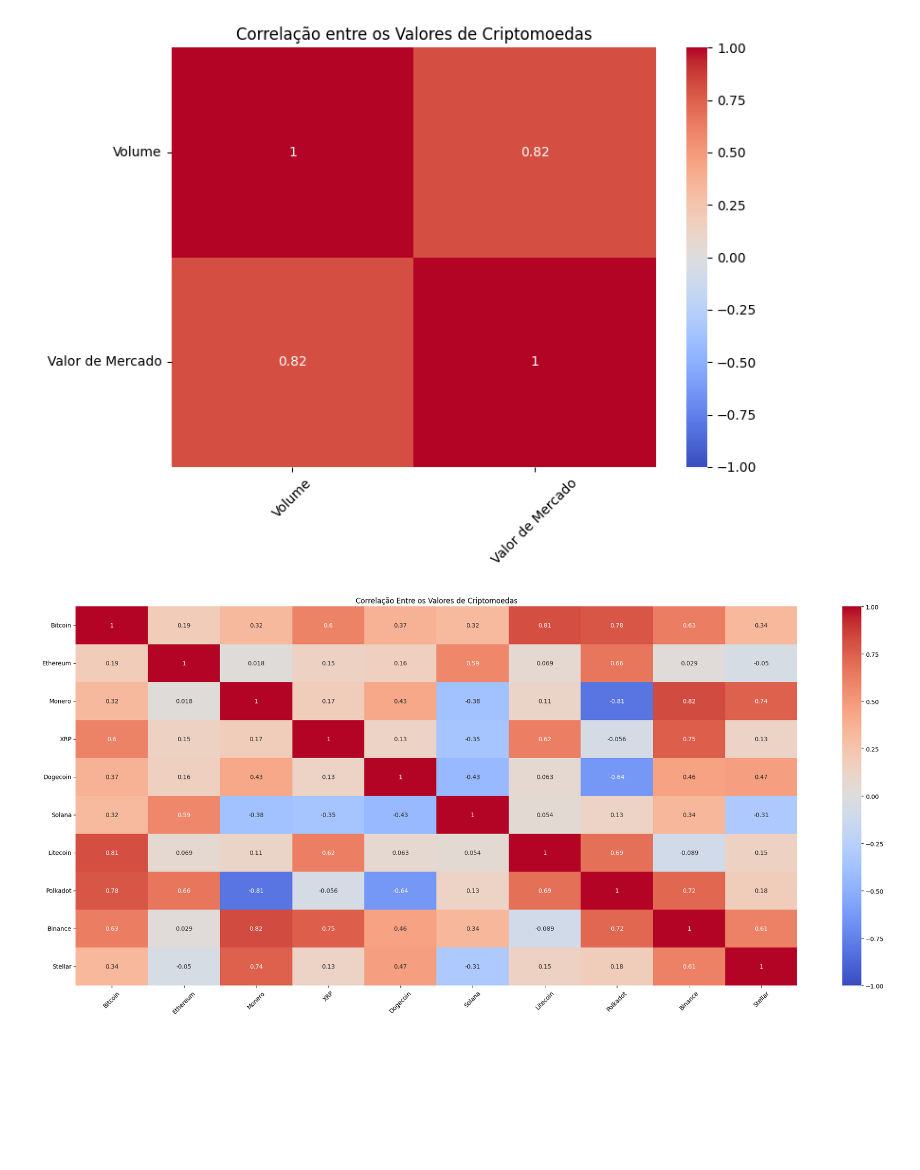
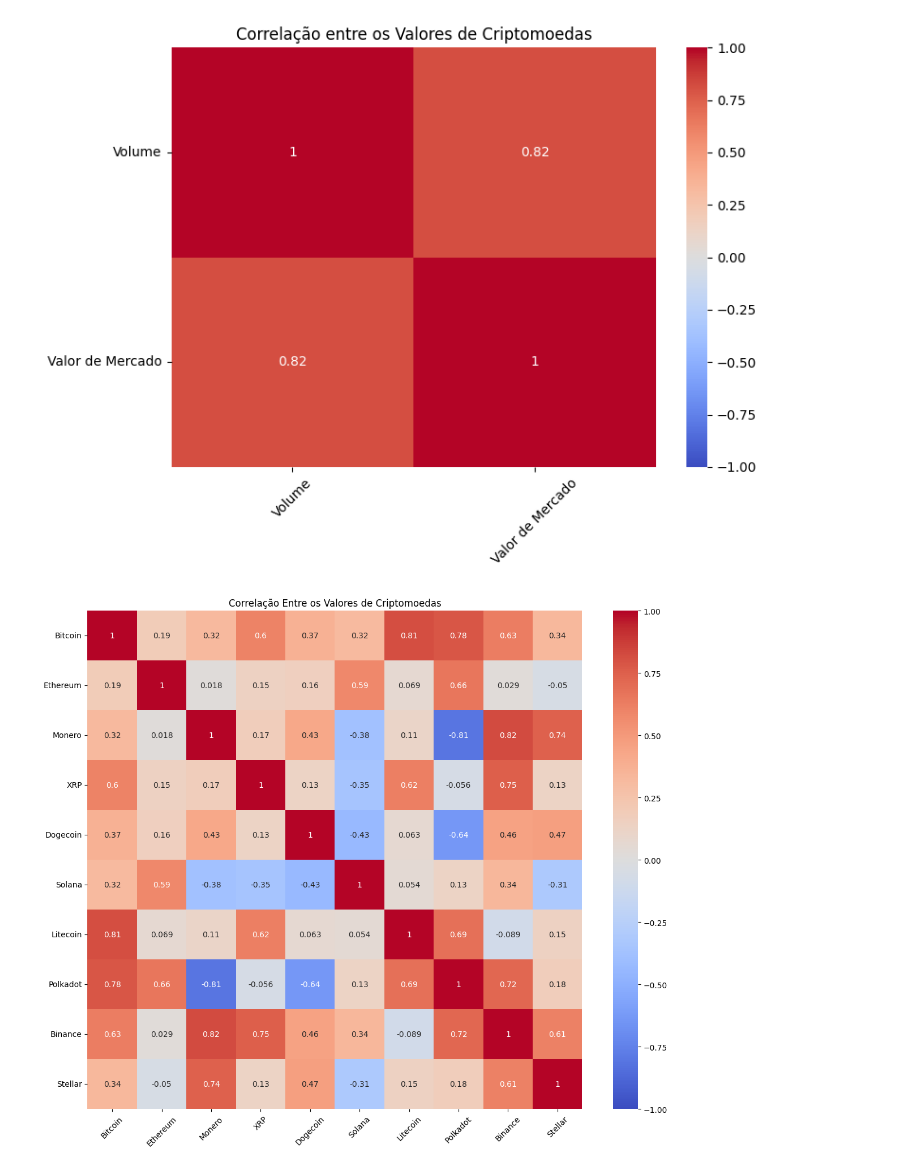
Before and after one commit to henrique-esilva/resilia_modulo5_projetoEmGrupo, a Jupyter notebook: projeto_em_grupo_5.ipynb, the cells around one changed output. Saved outputs shown, nothing was run; the diff lists cells and outputs as text; code cells hidden in the pictures; blank space fills up the shorter version.

```diff
--- a/projeto_em_grupo_5.ipynb
+++ b/projeto_em_grupo_5.ipynb
@@ -313,29 +333,29 @@ cripto_separadas_forma = ['Bitcoin', 'Ethereum', 'Monero', 'XRP', 'Dogecoin', 'S
 # %%
 # Criar um novo DataFrame para armazenar as informações de 'close' e nome da moeda
 cripto_dataframe = pd.DataFrame()
 
 
 for i, moeda_df in enumerate(cripto_separadas):
     nome_moeda = f'Moeda_{i+1}'
     close_column = moeda_df['Fechado']
     cripto_dataframe[nome_moeda] = close_column
 
 correlacao_matrix = cripto_dataframe.corr()
 
 correlacao_matrix.columns = cripto_separadas_forma
 correlacao_matrix.index = cripto_separadas_forma
 
 
 # Configurando o mapa de calor:
-plt.figure(figsize=(22, 10))
+plt.figure(figsize=(12, 10))
 sns.heatmap(correlacao_matrix, annot=True, cmap='coolwarm', vmin=-1, vmax=1)
 # Configurando os eixos:
 plt.title('Correlação Entre os Valores de Criptomoedas')
 plt.xticks(rotation=45)
 plt.yticks(rotation=0)
 plt.tight_layout()
 
 
 plt.show()
 # %% [output]
-[figure, old version]
+[figure, new version]
```
Also changed, not shown: parts of 29 cells of this notebook.
